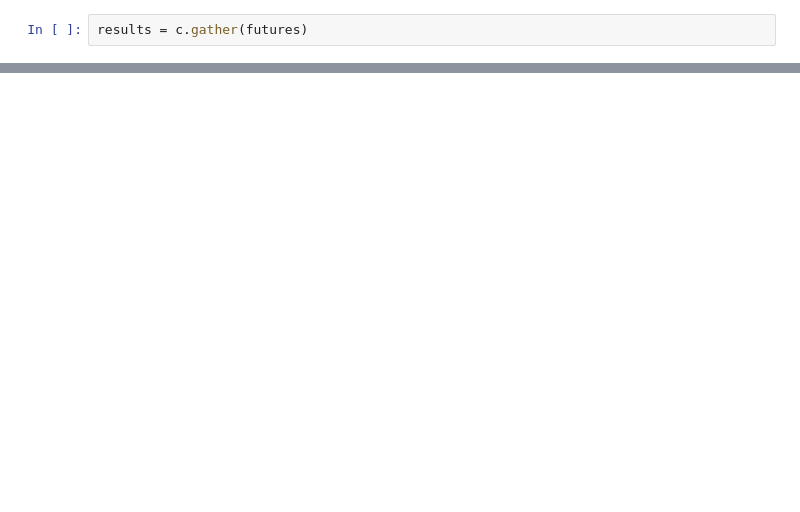
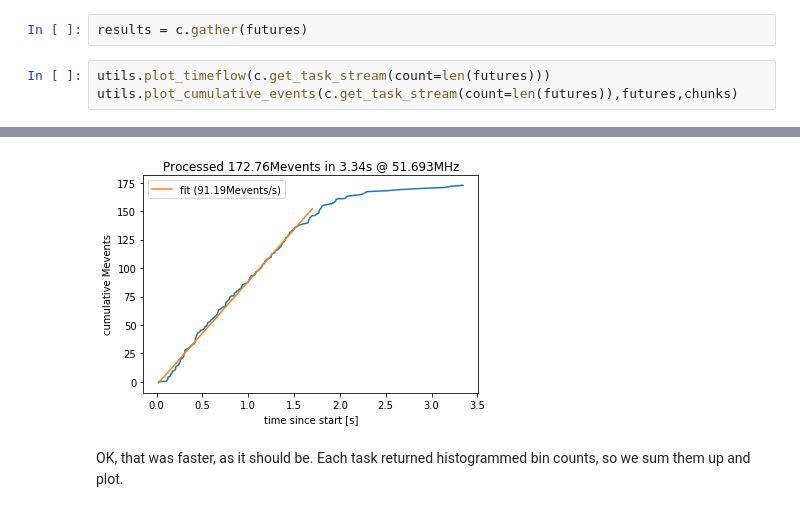
Before and after one commit to aminnj/daskucsd, a Jupyter notebook: notebooks/example.ipynb, the cells around one changed output, grey strips where cells are left out. Cells and saved outputs as stored; diff of their text form; blank space fills up the shorter version.

```diff
--- a/notebooks/example.ipynb
+++ b/notebooks/example.ipynb
@@ -115,2 +157,6 @@ progress(futures)
 # %%
 results = c.gather(futures)
+# %%
+utils.plot_timeflow(c.get_task_stream(count=len(futures)))
+utils.plot_cumulative_events(c.get_task_stream(count=len(futures)),futures,chunks)
+# %% [output]
@@ -117,3 +165,6 @@ results = c.gather(futures)
+[figure, added]
+# %% [markdown]
+OK, that was faster, as it should be. Each task returned histogrammed bin counts, so we sum them up and plot.
 # %%
 bins = np.logspace(np.log10(0.5),np.log10(1000),num=300)
 counts = sum(results)
```
Also changed, not shown: parts of 21 cells of this notebook, 7 other files.
